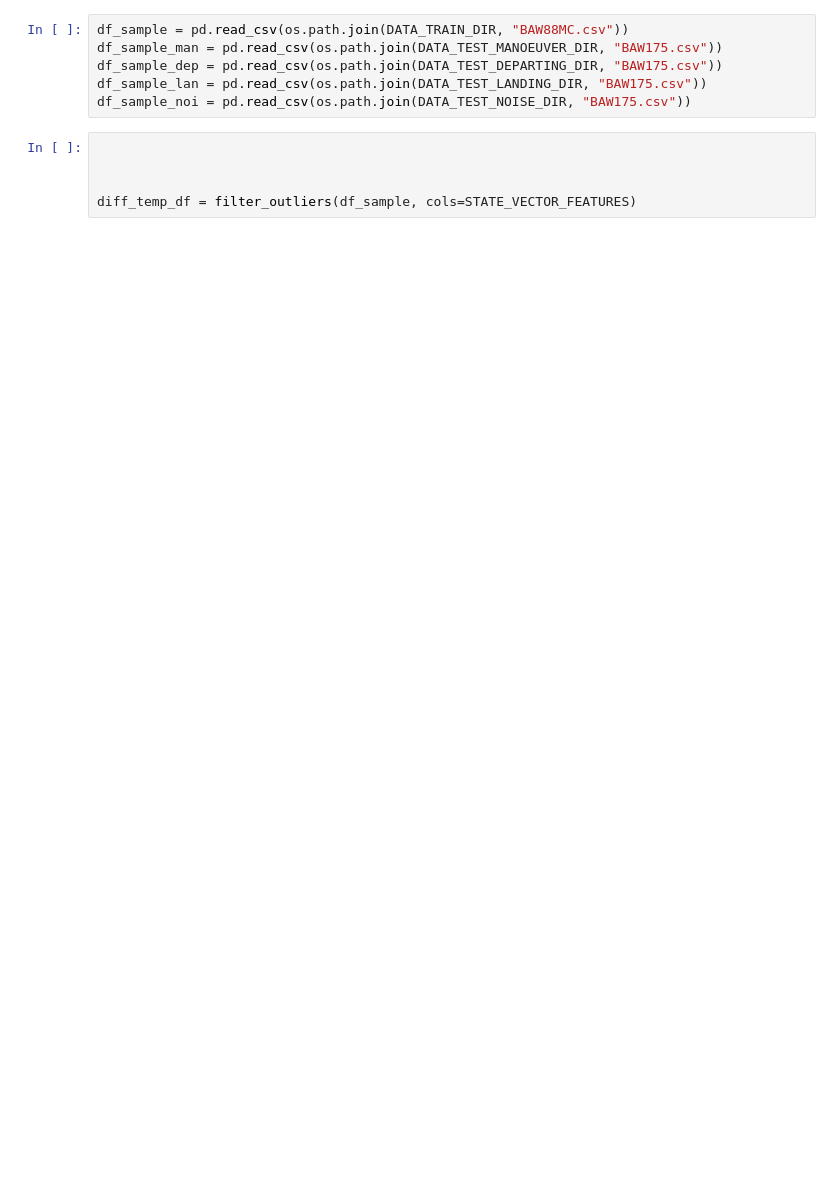
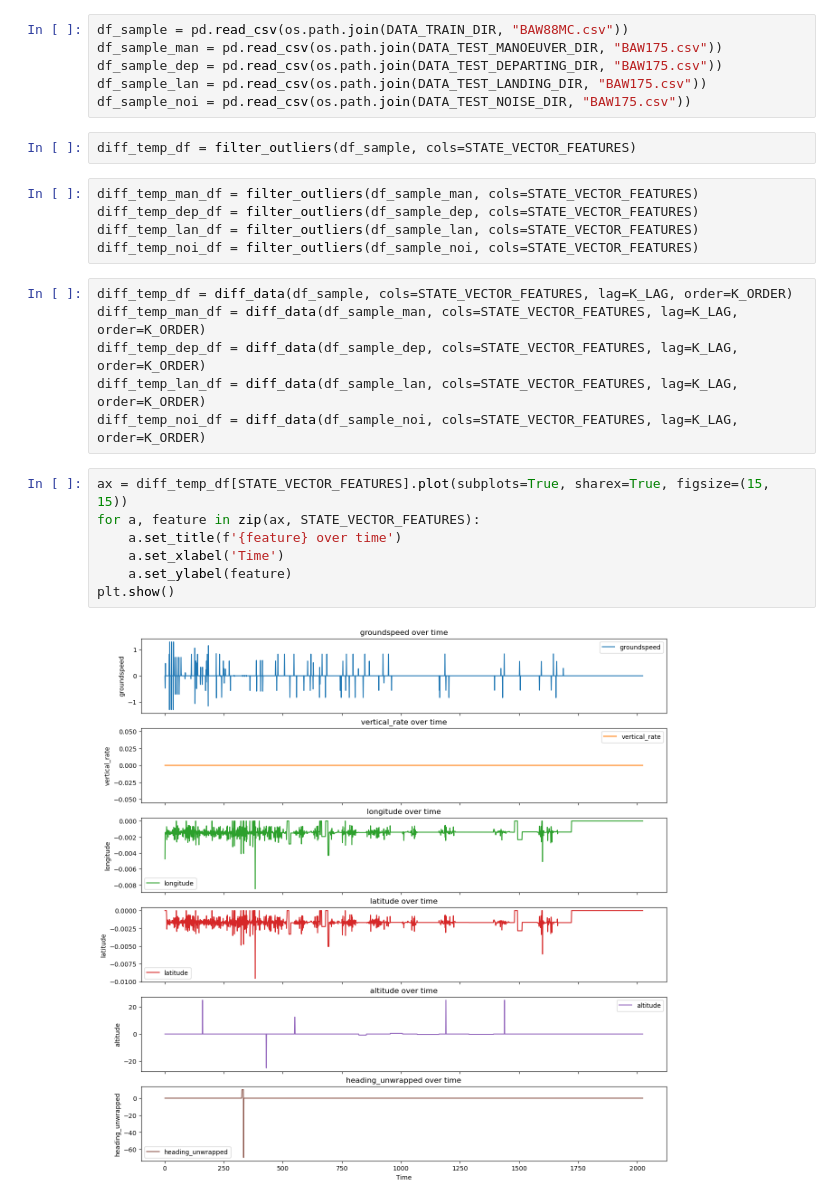
Before and after one commit to dmasloub/adsb_pynqz2, a Jupyter notebook: notebooks/training.ipynb, the cells around one changed output. Drawn from its saved outputs; the diff is of its cells as text; blank space fills up the shorter version.

```diff
--- a/notebooks/training.ipynb
+++ b/notebooks/training.ipynb
@@ -55,7 +81,24 @@ df_sample_dep = pd.read_csv(os.path.join(DATA_TEST_DEPARTING_DIR, "BAW175.csv"))
 df_sample_lan = pd.read_csv(os.path.join(DATA_TEST_LANDING_DIR, "BAW175.csv"))
 df_sample_noi = pd.read_csv(os.path.join(DATA_TEST_NOISE_DIR, "BAW175.csv"))
 # %%
-
-
-
 diff_temp_df = filter_outliers(df_sample, cols=STATE_VECTOR_FEATURES)
+# %%
+diff_temp_man_df = filter_outliers(df_sample_man, cols=STATE_VECTOR_FEATURES)
+diff_temp_dep_df = filter_outliers(df_sample_dep, cols=STATE_VECTOR_FEATURES)
+diff_temp_lan_df = filter_outliers(df_sample_lan, cols=STATE_VECTOR_FEATURES)
+diff_temp_noi_df = filter_outliers(df_sample_noi, cols=STATE_VECTOR_FEATURES)
+# %%
+diff_temp_df = diff_data(df_sample, cols=STATE_VECTOR_FEATURES, lag=K_LAG, order=K_ORDER)
+diff_temp_man_df = diff_data(df_sample_man, cols=STATE_VECTOR_FEATURES, lag=K_LAG, order=K_ORDER)
+diff_temp_dep_df = diff_data(df_sample_dep, cols=STATE_VECTOR_FEATURES, lag=K_LAG, order=K_ORDER)
+diff_temp_lan_df = diff_data(df_sample_lan, cols=STATE_VECTOR_FEATURES, lag=K_LAG, order=K_ORDER)
+diff_temp_noi_df = diff_data(df_sample_noi, cols=STATE_VECTOR_FEATURES, lag=K_LAG, order=K_ORDER)
+# %%
+ax = diff_temp_df[STATE_VECTOR_FEATURES].plot(subplots=True, sharex=True, figsize=(15, 15))
+for a, feature in zip(ax, STATE_VECTOR_FEATURES):
+    a.set_title(f'{feature} over time')
+    a.set_xlabel('Time')
+    a.set_ylabel(feature)
+plt.show()
+# %% [output]
+[figure, added]
```
Also changed, not shown: parts of 17 cells of this notebook, 2 other files.
